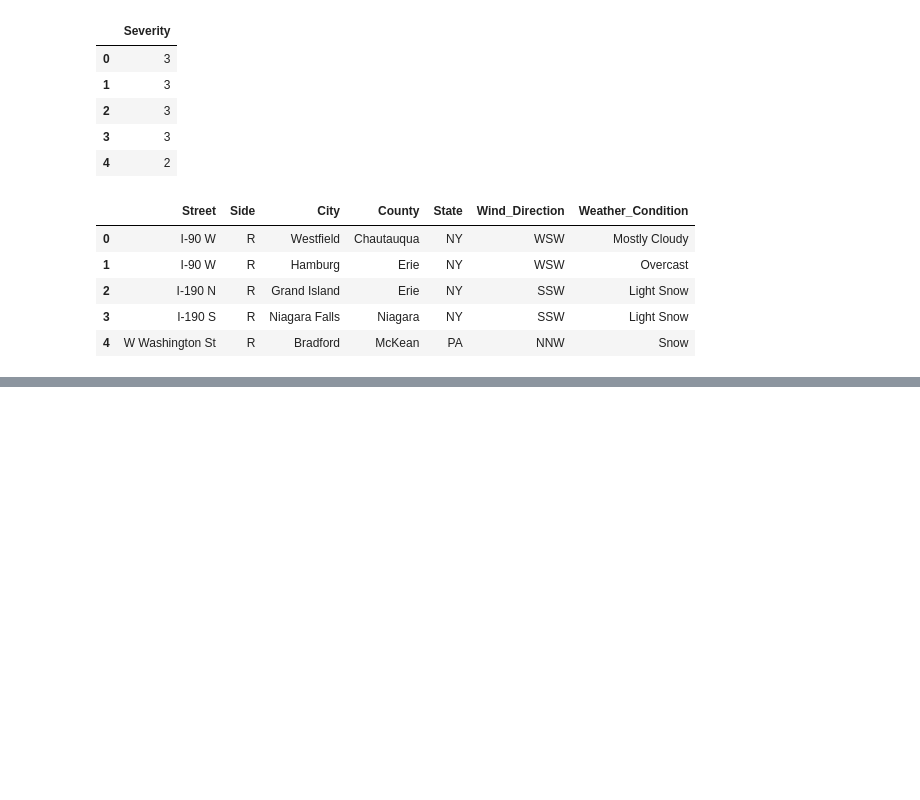
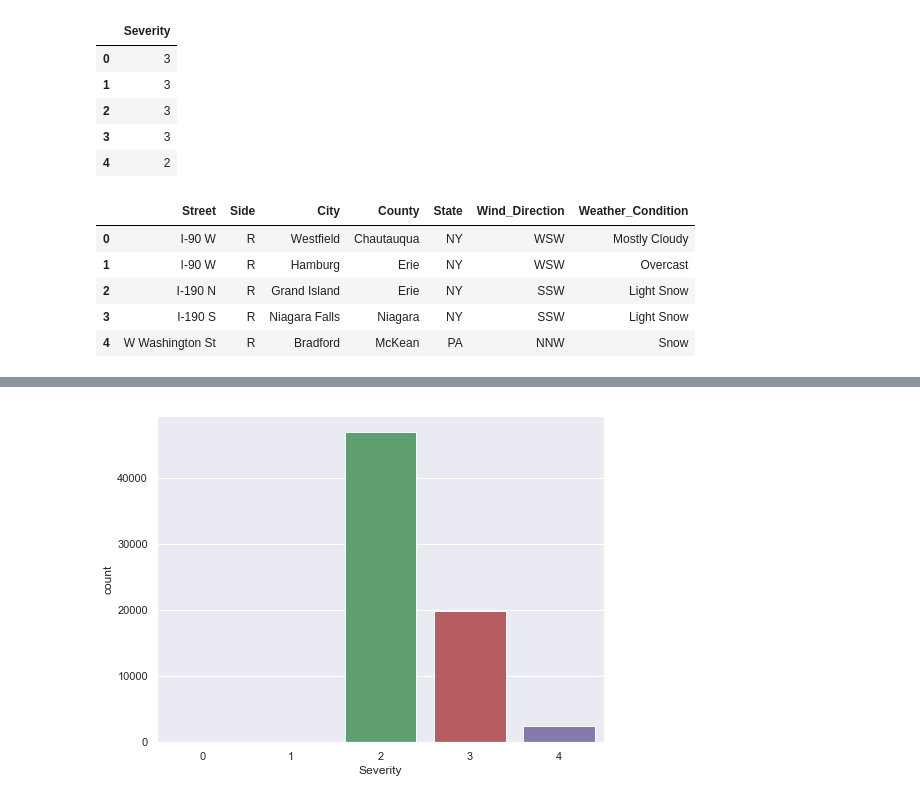
Before and after one commit to maftuhm/UAS-kapita-selekta-komputasi, a Jupyter notebook: UAS KAPITA SELEKTA KOMPUTASI.ipynb, the cells around one changed output, grey strips where cells are left out. Cells and saved outputs as stored; diff of their text form; code cells hidden in the pictures; blank space fills up the shorter version.

```diff
--- a/UAS KAPITA SELEKTA KOMPUTASI.ipynb
+++ b/UAS KAPITA SELEKTA KOMPUTASI.ipynb
@@ -226,0 +342,5 @@ data_obj.head()
+# %%
+plt.figure(figsize=(8,6)) # https://matplotlib.org/api/_as_gen/matplotlib.pyplot.figure.html#matplotlib.pyplot.figure
+p = sns.countplot(x="Severity", data=data)
+# %% [output]
+[figure, added]
```
Also changed, not shown: parts of 14 cells of this notebook, 1 other file.
